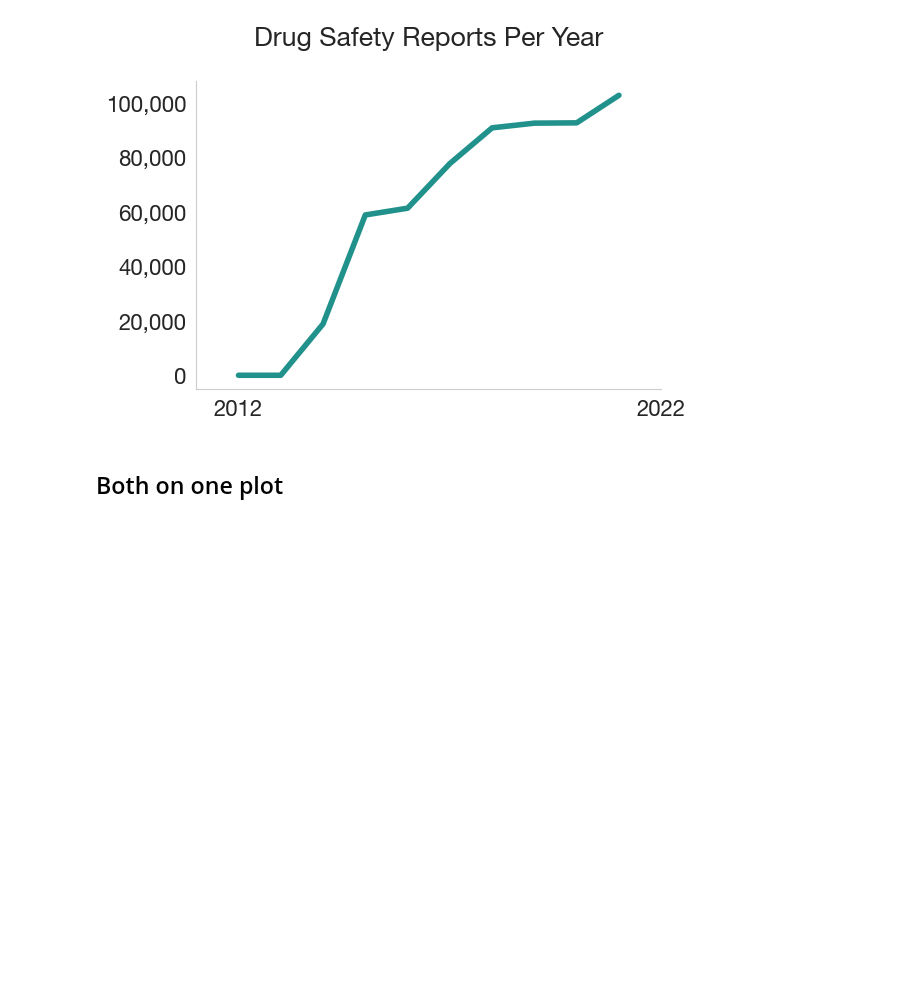
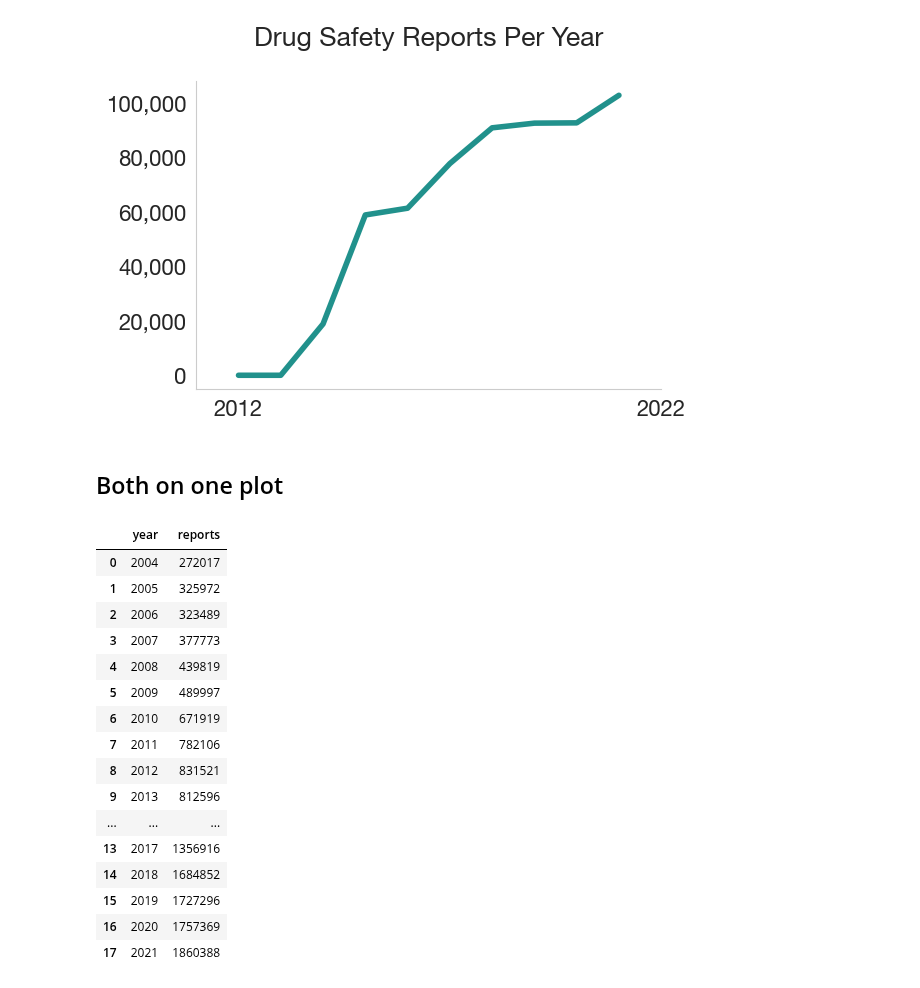
Before and after one commit to KarelDO/BioDEX, a Jupyter notebook: analysis/medline_citations_per_year.ipynb, the cells around one changed output. Drawn from its saved outputs; the diff is of its cells as text; code cells hidden in the pictures; blank space fills up the shorter version.

```diff
--- a/analysis/medline_citations_per_year.ipynb
+++ b/analysis/medline_citations_per_year.ipynb
@@ -241,0 +294,20 @@ data_faers = data_faers[:-1]
+# %%
+data_safetyreports
+# %% [output]
+|  | year | reports |
+| 0 | 2004 | 272017 |
+| 1 | 2005 | 325972 |
+| 2 | 2006 | 323489 |
+| 3 | 2007 | 377773 |
+| 4 | 2008 | 439819 |
+| 5 | 2009 | 489997 |
+| 6 | 2010 | 671919 |
+| 7 | 2011 | 782106 |
+| 8 | 2012 | 831521 |
+| 9 | 2013 | 812596 |
+| ... | ... | ... |
+| 13 | 2017 | 1356916 |
+| 14 | 2018 | 1684852 |
+| 15 | 2019 | 1727296 |
+| 16 | 2020 | 1757369 |
+| 17 | 2021 | 1860388 |
```
Also changed, not shown: parts of 3 cells of this notebook, 2 other files.
